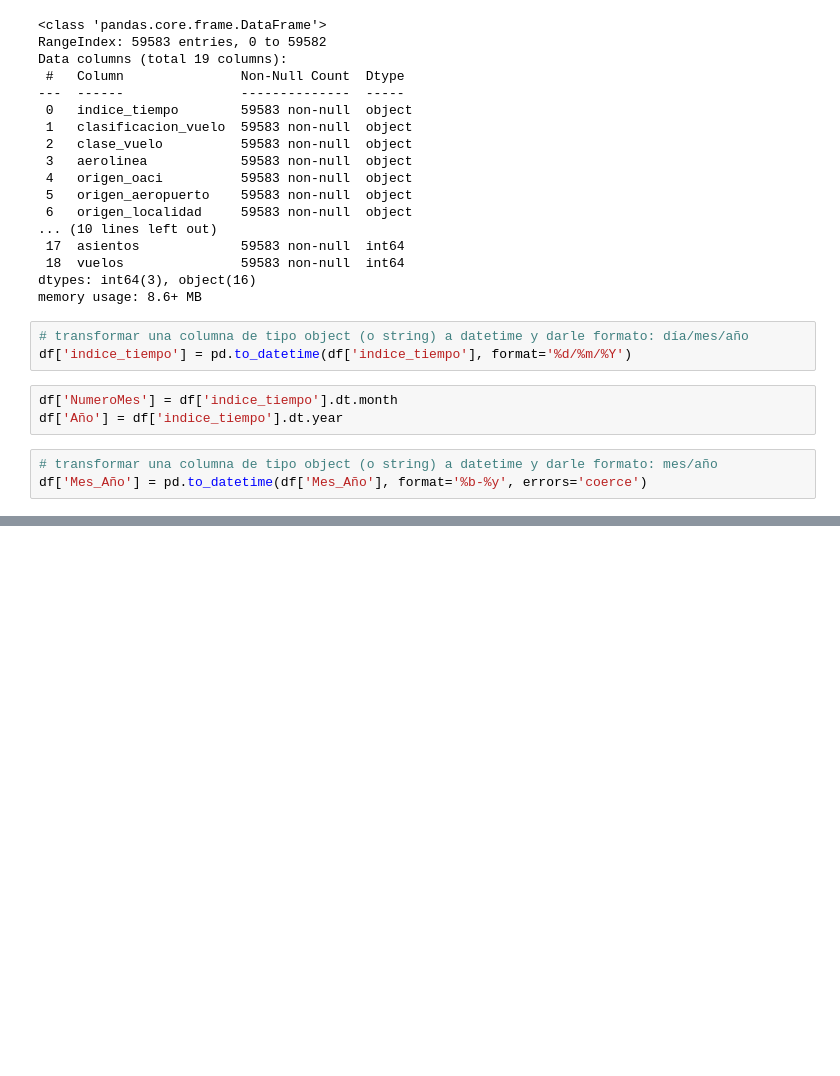
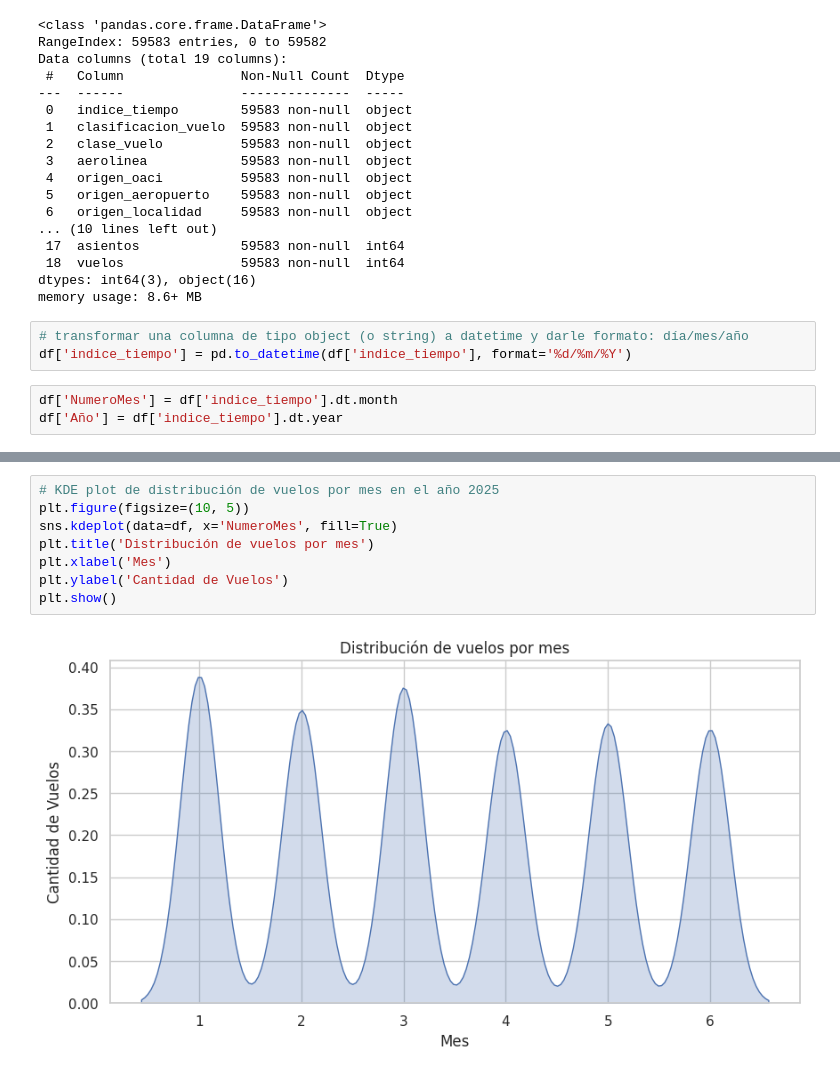
Before and after one commit to soledad-villarrubia/Data_Sciense_1, a Jupyter notebook: Proyecto_Final_CODERHOUSE.ipynb, the cells around one changed output, grey strips where cells are left out. Cells and saved outputs as stored; diff of their text form; blank space fills up the shorter version.

```diff
--- a/Proyecto_Final_CODERHOUSE.ipynb
+++ b/Proyecto_Final_CODERHOUSE.ipynb
@@ -140,6 +140,3 @@ df['indice_tiempo'] = pd.to_datetime(df['indice_tiempo'], format='%d/%m/%Y')
 # %%
 df['NumeroMes'] = df['indice_tiempo'].dt.month
 df['Año'] = df['indice_tiempo'].dt.year
-# %%
-# transformar una columna de tipo object (o string) a datetime y darle formato: mes/año
-df['Mes_Año'] = pd.to_datetime(df['Mes_Año'], format='%b-%y', errors='coerce')
@@ -169,0 +163,10 @@ En resumen, el gráfico sugiere un aumento general en el número de siniestros d
+# %%
+# KDE plot de distribución de vuelos por mes en el año 2025
+plt.figure(figsize=(10, 5))
+sns.kdeplot(data=df, x='NumeroMes', fill=True)
+plt.title('Distribución de vuelos por mes')
+plt.xlabel('Mes')
+plt.ylabel('Cantidad de Vuelos')
+plt.show()
+# %% [output]
+[figure, added]
```
Also changed, not shown: parts of 4 cells of this notebook.
